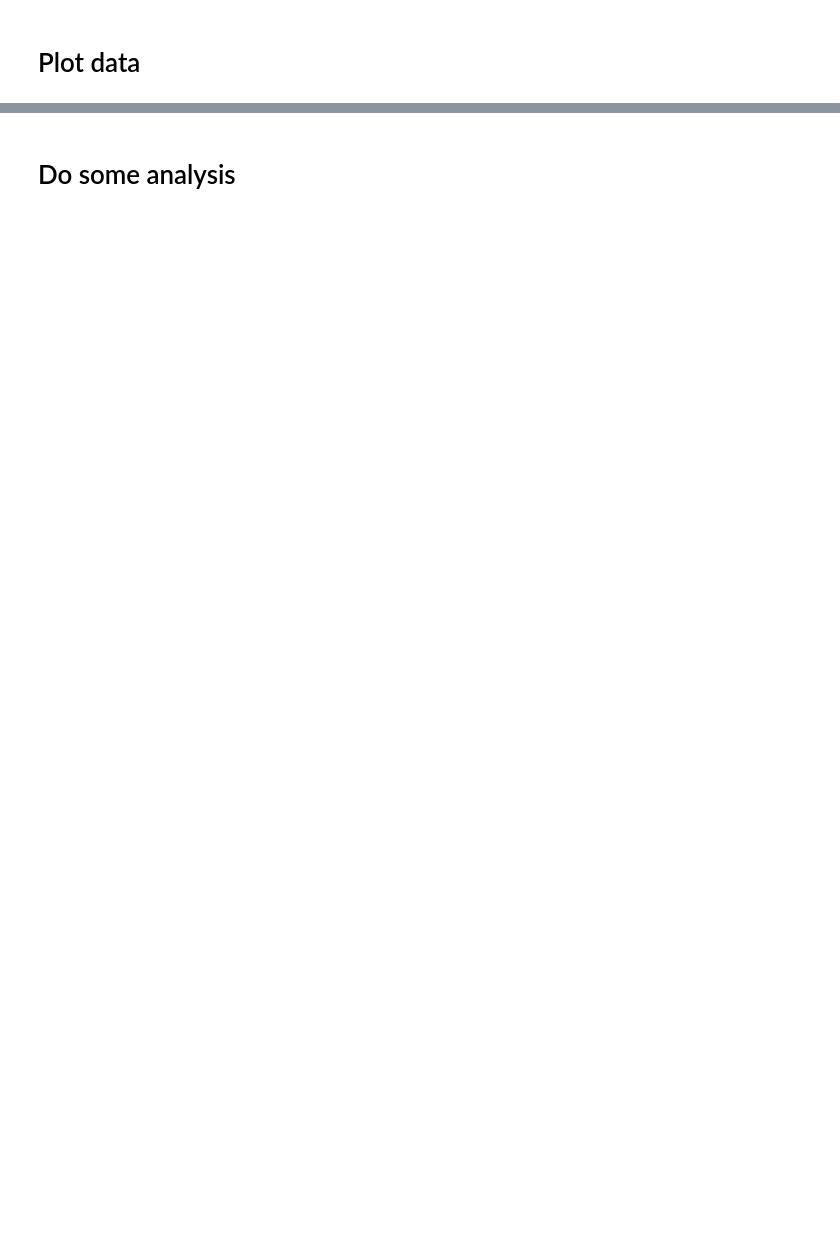
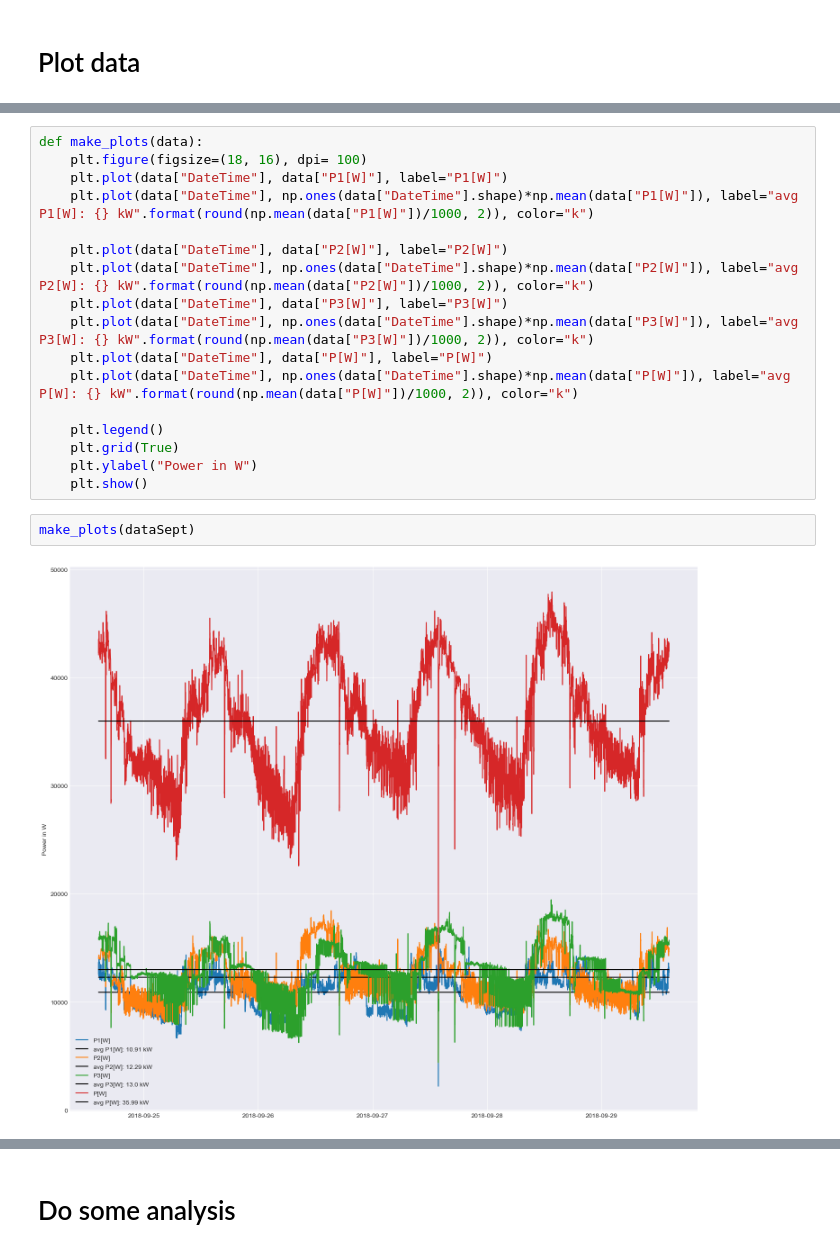
Before and after one commit to mtreml/powermonitoring, a Jupyter notebook: jupyter/Analyse_and_Plot_KEW_Data.ipynb, the cells around one changed output, grey strips where cells are left out. Cells and saved outputs as stored; diff of their text form; blank space fills up the shorter version.

```diff
--- a/jupyter/Analyse_and_Plot_KEW_Data.ipynb
+++ b/jupyter/Analyse_and_Plot_KEW_Data.ipynb
@@ -90,0 +117,21 @@ plt.show()
+# %%
+def make_plots(data):
+    plt.figure(figsize=(18, 16), dpi= 100)
+    plt.plot(data["DateTime"], data["P1[W]"], label="P1[W]")
+    plt.plot(data["DateTime"], np.ones(data["DateTime"].shape)*np.mean(data["P1[W]"]), label="avg P1[W]: {} kW".format(round(np.mean(data["P1[W]"])/1000, 2)), color="k")
+
+    plt.plot(data["DateTime"], data["P2[W]"], label="P2[W]")
+    plt.plot(data["DateTime"], np.ones(data["DateTime"].shape)*np.mean(data["P2[W]"]), label="avg P2[W]: {} kW".format(round(np.mean(data["P2[W]"])/1000, 2)), color="k")
+    plt.plot(data["DateTime"], data["P3[W]"], label="P3[W]")
+    plt.plot(data["DateTime"], np.ones(data["DateTime"].shape)*np.mean(data["P3[W]"]), label="avg P3[W]: {} kW".format(round(np.mean(data["P3[W]"])/1000, 2)), color="k")
+    plt.plot(data["DateTime"], data["P[W]"], label="P[W]")
+    plt.plot(data["DateTime"], np.ones(data["DateTime"].shape)*np.mean(data["P[W]"]), label="avg P[W]: {} kW".format(round(np.mean(data["P[W]"])/1000, 2)), color="k")
+
+    plt.legend()
+    plt.grid(True)
+    plt.ylabel("Power in W")
+    plt.show()
+# %%
+make_plots(dataSept)
+# %% [output]
+[figure, added]
```
Also changed, not shown: parts of 15 cells of this notebook, 1 other file.
